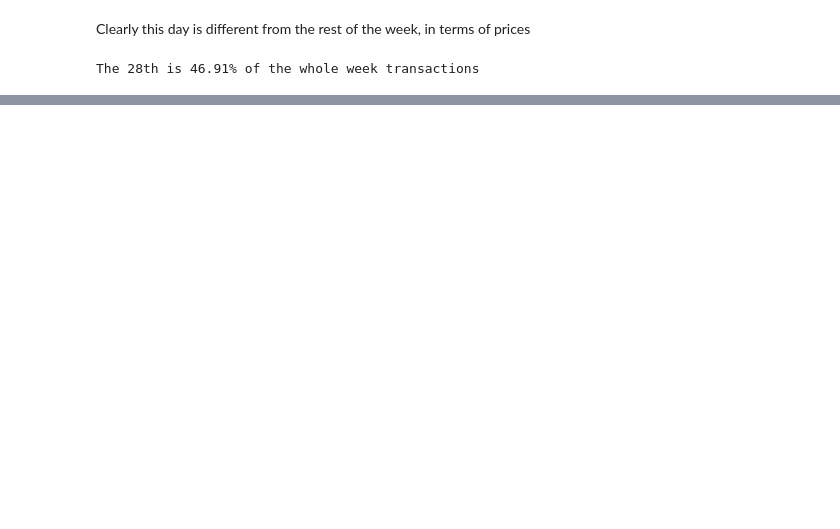
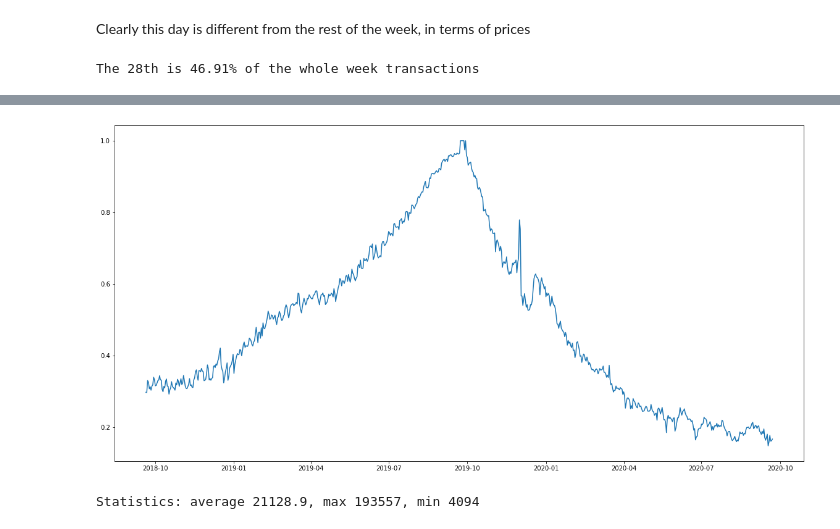
Before and after one commit to Vechus/h-m-recsys-competition, a Jupyter notebook: SalesEDA/data analysis 23-09-2019 to 30-09-2019.ipynb, the cells around one changed output, grey strips where cells are left out. Saved outputs shown, nothing was run; the diff lists cells and outputs as text; code cells hidden in the pictures; blank space fills up the shorter version.

```diff
--- a/SalesEDA/data analysis 23-09-2019 to 30-09-2019.ipynb
+++ b/SalesEDA/data analysis 23-09-2019 to 30-09-2019.ipynb
@@ -330,0 +322,10 @@ The two graphs contain basically the same information, the same set of articles
+# %%
+fig, ax = plt.subplots(figsize=(20, 10))
+ax.plot(graph_week.index, graph_week / graph_total)
+#ax.plot(graph.index, graph)
+#ax.axhline(y=graph_week.mean(), color='r', linestyle='-.', alpha=0.6)
+plt.show()
+print("Statistics: average {:5.6}, max {}, min {}".format(graph_week.mean(), graph_week.max(), graph_week.min()))
+# %% [output]
+[figure, added]
+Statistics: average 21128.9, max 193557, min 4094
```
Also changed, not shown: parts of 27 cells of this notebook, 2 other files.
